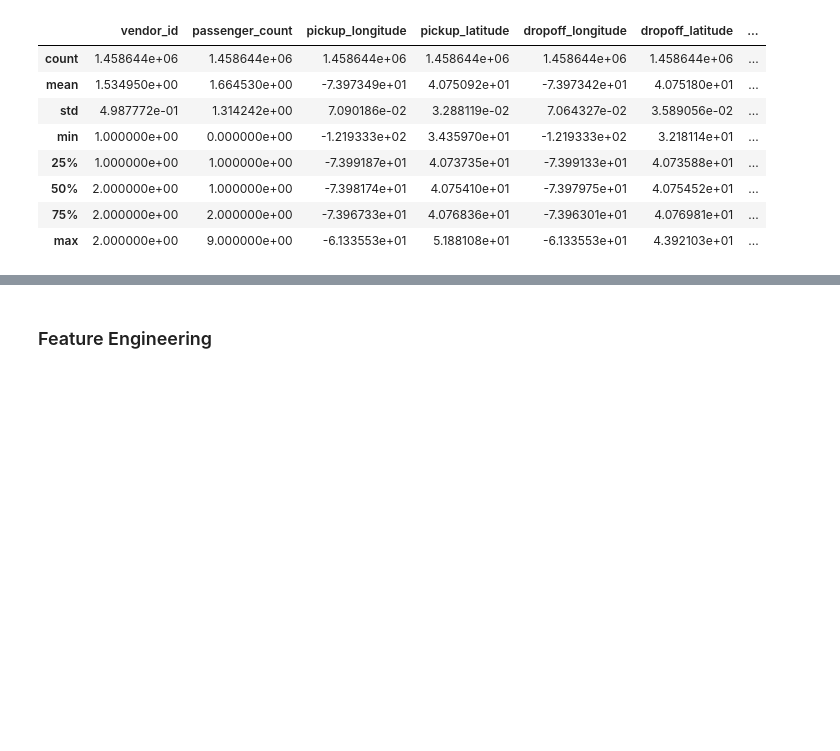
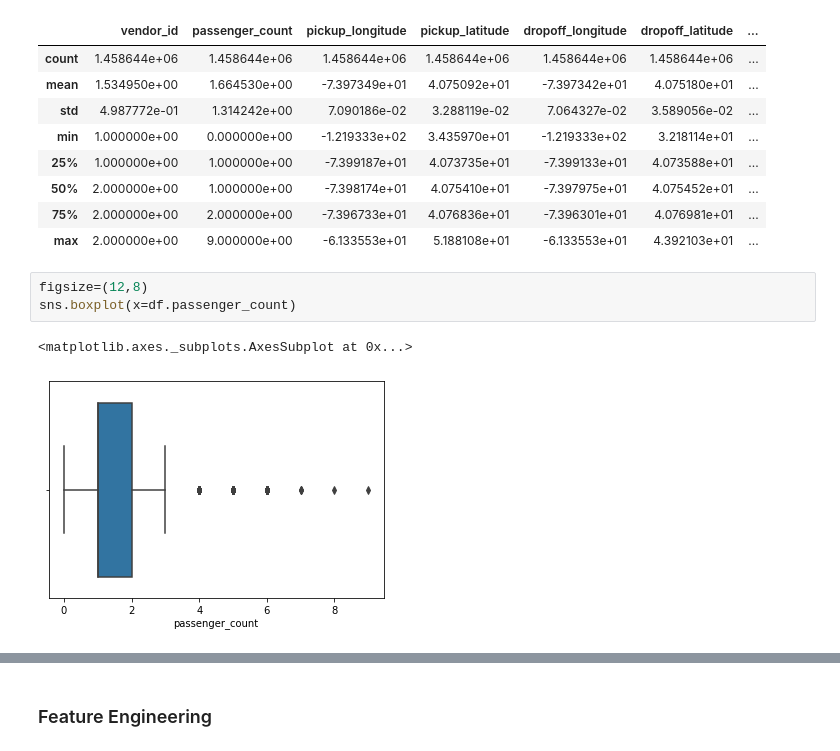
Before and after one commit to UserDs/NYC-Taxi-Trip-Time-Prediction, a Jupyter notebook: NYC_Taxi_Trip_Time_Prediction.ipynb, the cells around one changed output, grey strips where cells are left out. Drawn from its saved outputs; the diff is of its cells as text; blank space fills up the shorter version.

Commit message:
Adding box plots and feature importance part

```diff
--- a/NYC_Taxi_Trip_Time_Prediction.ipynb
+++ b/NYC_Taxi_Trip_Time_Prediction.ipynb
@@ -87,3 +87,9 @@ df.describe()
 | 50% | 2.000000e+00 | 1.000000e+00 | -7.398174e+01 | 4.075410e+01 | -7.397975e+01 | 4.075452e+01 | ... |
 | 75% | 2.000000e+00 | 2.000000e+00 | -7.396733e+01 | 4.076836e+01 | -7.396301e+01 | 4.076981e+01 | ... |
 | max | 2.000000e+00 | 9.000000e+00 | -6.133553e+01 | 5.188108e+01 | -6.133553e+01 | 4.392103e+01 | ... |
+# %%
+figsize=(12,8)
+sns.boxplot(x=df.passenger_count)
+# %% [output]
+<matplotlib.axes._subplots.AxesSubplot at 0x...>
+[figure, added]
```
Also changed, not shown: parts of 8 cells of this notebook.
